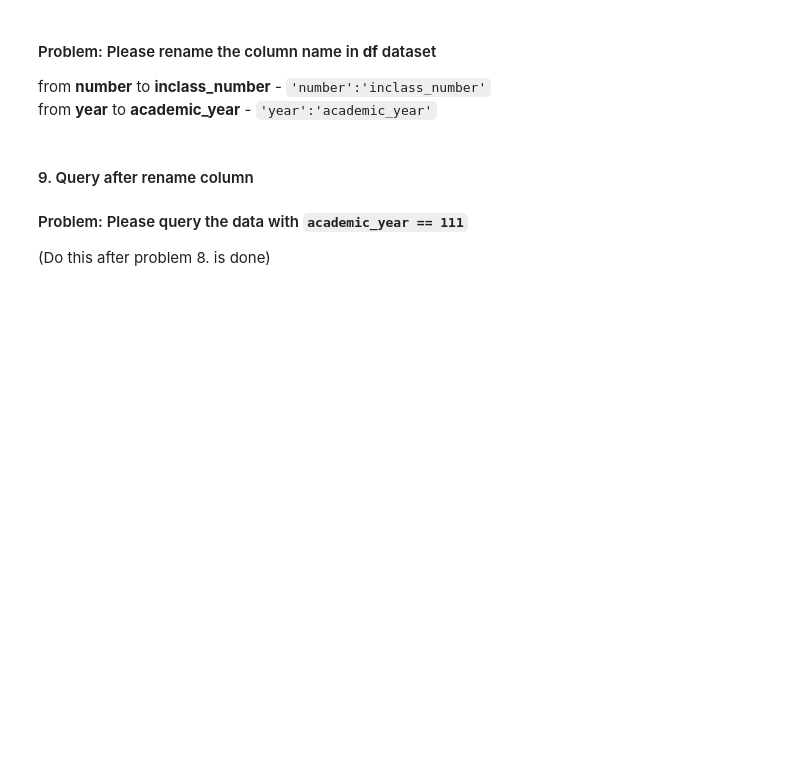
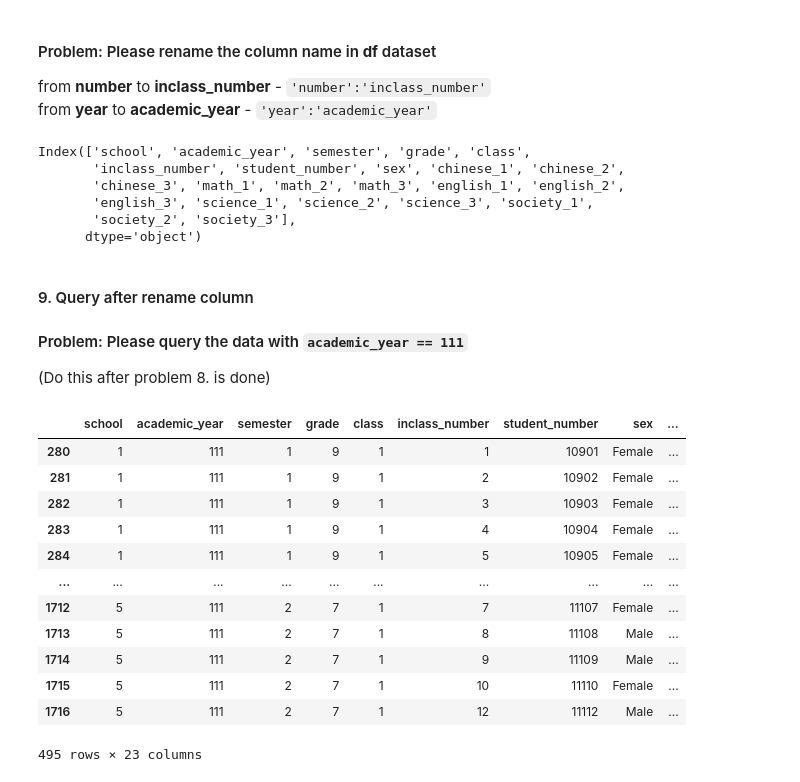
Before and after one commit to cake11298/cs_introduce_hw2, a Jupyter notebook: hw2-1_B11215068.ipynb, the cells around one changed output. Cells and saved outputs as stored; diff of their text form; code cells hidden in the pictures; blank space fills up the shorter version.

```diff
--- a/hw2-1_B11215068.ipynb
+++ b/hw2-1_B11215068.ipynb
@@ -168,6 +252,15 @@ from **number** to **inclass_number** - `'number':'inclass_number'`
 from **year** to **academic_year** - `'year':'academic_year'`
 # %%
 # Write Answer here (10pt)
+df.rename(columns={'number':'inclass_number', 'year':'academic_year'}, inplace=True)
+df.columns
+# %% [output]
+Index(['school', 'academic_year', 'semester', 'grade', 'class',
+       'inclass_number', 'student_number', 'sex', 'chinese_1', 'chinese_2',
+       'chinese_3', 'math_1', 'math_2', 'math_3', 'english_1', 'english_2',
+       'english_3', 'science_1', 'science_2', 'science_3', 'society_1',
+       'society_2', 'society_3'],
+      dtype='object')
 # %% [markdown]
 #### 9. Query after rename column
 #### Problem:  Please query the data with `academic_year == 111`
@@ -175,3 +268,18 @@ from **year** to **academic_year** - `'year':'academic_year'`
 (Do this after problem 8. is done)
 # %%
 # Write Answer here (10pt)
+df.query('academic_year == 111')
+# %% [output]
+|  | school | academic_year | semester | grade | class | inclass_number | student_number | sex | ... |
+| 280 | 1 | 111 | 1 | 9 | 1 | 1 | 10901 | Female | ... |
+| 281 | 1 | 111 | 1 | 9 | 1 | 2 | 10902 | Female | ... |
+| 282 | 1 | 111 | 1 | 9 | 1 | 3 | 10903 | Female | ... |
+| 283 | 1 | 111 | 1 | 9 | 1 | 4 | 10904 | Female | ... |
+| 284 | 1 | 111 | 1 | 9 | 1 | 5 | 10905 | Female | ... |
+| ... | ... | ... | ... | ... | ... | ... | ... | ... | ... |
+| 1712 | 5 | 111 | 2 | 7 | 1 | 7 | 11107 | Female | ... |
+| 1713 | 5 | 111 | 2 | 7 | 1 | 8 | 11108 | Male | ... |
+| 1714 | 5 | 111 | 2 | 7 | 1 | 9 | 11109 | Male | ... |
+| 1715 | 5 | 111 | 2 | 7 | 1 | 10 | 11110 | Female | ... |
+| 1716 | 5 | 111 | 2 | 7 | 1 | 12 | 11112 | Male | ... |
+495 rows × 23 columns
```
Also changed, not shown: parts of 7 cells of this notebook, 1 other file.
